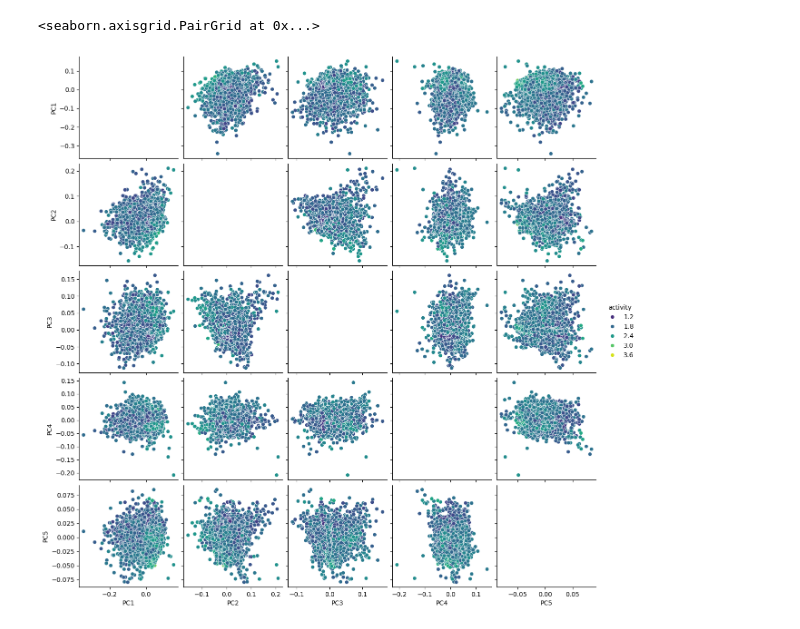
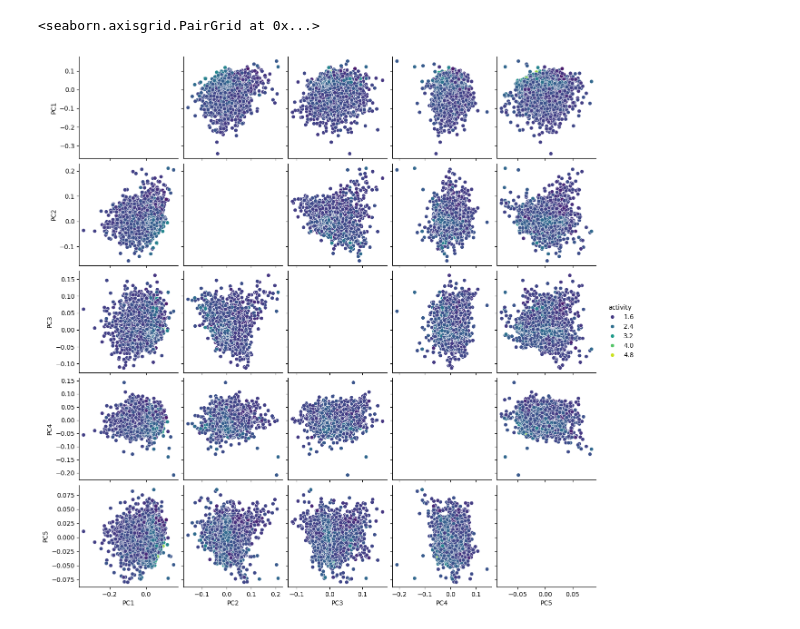
Before and after one commit to andrew-xu-unimelb/MLDE_evolvepro, a Jupyter notebook: random_forest_tests.ipynb, the cells around one changed output. Saved outputs shown, nothing was run; the diff lists cells and outputs as text; code cells hidden in the pictures.

Commit message:
added random forest simulation function

```diff
--- a/random_forest_tests.ipynb
+++ b/random_forest_tests.ipynb
@@ -106,12 +152,12 @@ final_iteration_data.to_csv(os.path.join(output_dir, "final_iteration_data.csv")
 # %%
 pca = pca_visualisation.Create_PCA(
     embedding_path = "output/dms/embeddings/jones_esm1b_t33_650M_UR50S.csv",
-    labels_path = "output/embedding_projections_test/final_iteration_data.csv",
+    labels_path = "output/RF_simulations/final_cycle_predictions.csv",
     label_name="predicted_activity",
     n_dims=5
 )
 
 pca.visualise_labels()
 # %% [output]
 <seaborn.axisgrid.PairGrid at 0x...>
-[figure, old version]
+[figure, new version]
```
Also changed, not shown: parts of 4 cells of this notebook, 1 other file.
